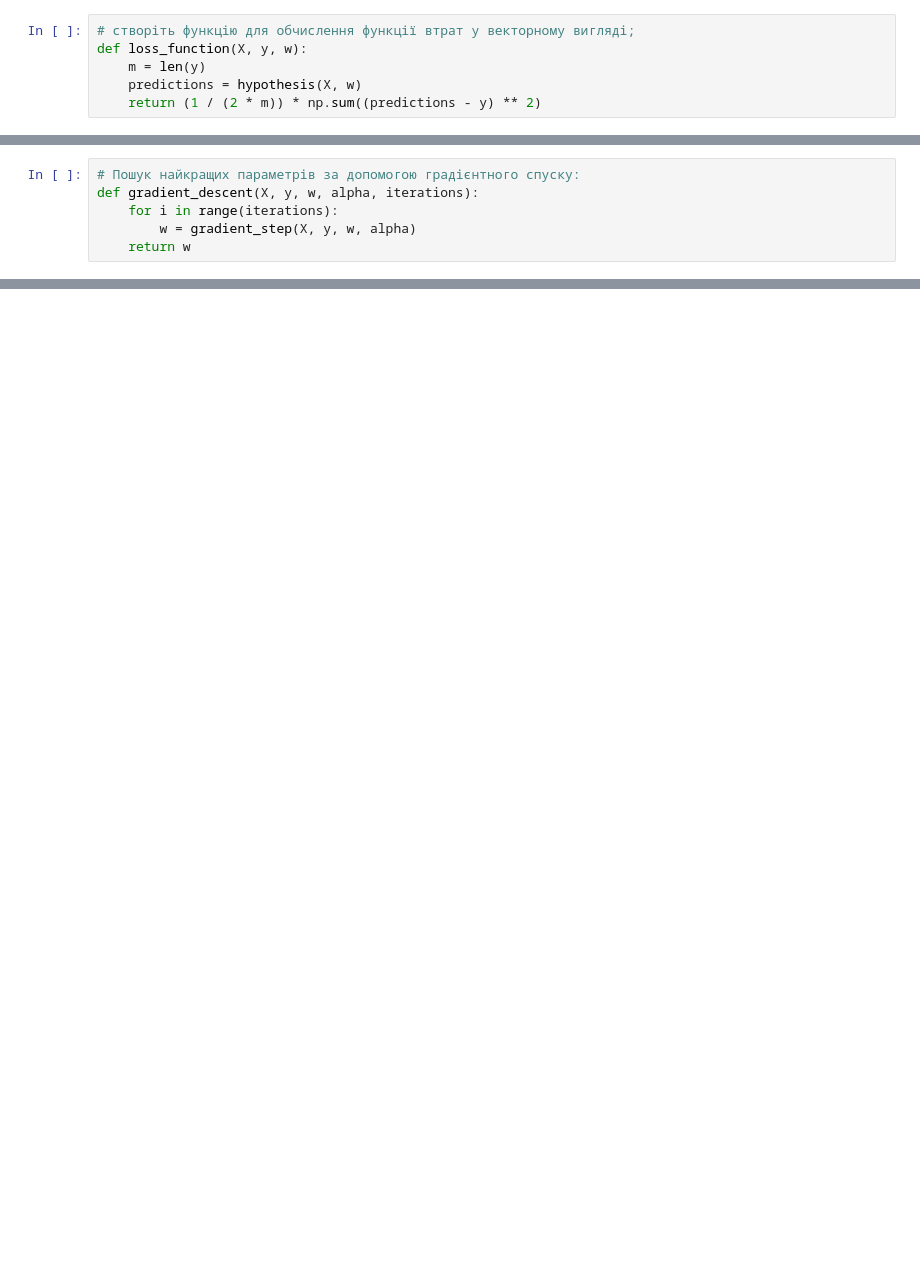
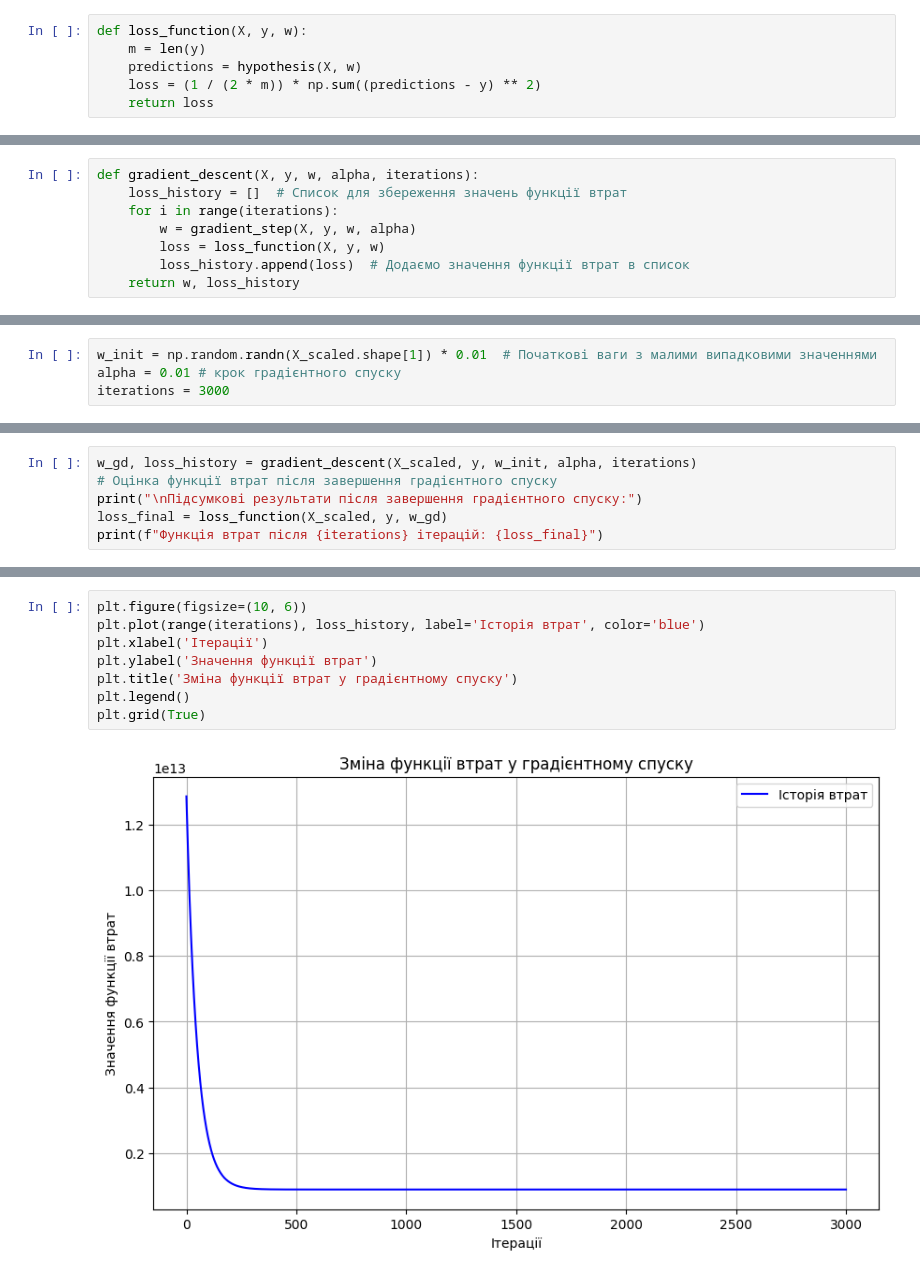
Before and after one commit to Asofof/goit-ds-hw-06, a Jupyter notebook: Hw_3.ipynb, the cells around one changed output, grey strips where cells are left out. Drawn from its saved outputs; the diff is of its cells as text; blank space fills up the shorter version.

```diff
--- a/Hw_3.ipynb
+++ b/Hw_3.ipynb
@@ -37,6 +56,6 @@ def hypothesis(X, w):
 # %%
-# створіть функцію для обчислення функції втрат у векторному вигляді;
 def loss_function(X, y, w):
     m = len(y)
     predictions = hypothesis(X, w)
-    return (1 / (2 * m)) * np.sum((predictions - y) ** 2)
+    loss = (1 / (2 * m)) * np.sum((predictions - y) ** 2)
+    return loss
@@ -52,6 +73,8 @@ def gradient_step(X, y, w, alpha):
 # %%
-# Пошук найкращих параметрів за допомогою градієнтного спуску:
 def gradient_descent(X, y, w, alpha, iterations):
+    loss_history = []  # Список для збереження значень функції втрат
     for i in range(iterations):
         w = gradient_step(X, y, w, alpha)
-    return w
+        loss = loss_function(X, y, w)
+        loss_history.append(loss)  # Додаємо значення функції втрат в список
+    return w, loss_history
@@ -67,0 +96,4 @@ def compare_with_sklearn(X, y):
+# %%
+w_init = np.random.randn(X_scaled.shape[1]) * 0.01  # Початкові ваги з малими випадковими значеннями
+alpha = 0.01 # крок градієнтного спуску
+iterations = 3000
@@ -67,0 +102,6 @@ def compare_with_sklearn(X, y):
+# %%
+w_gd, loss_history = gradient_descent(X_scaled, y, w_init, alpha, iterations)
+# Оцінка функції втрат після завершення градієнтного спуску
+print("\nПідсумкові результати після завершення градієнтного спуску:")
+loss_final = loss_function(X_scaled, y, w_gd)
+print(f"Функція втрат після {iterations} ітерацій: {loss_final}")
@@ -67,0 +141,10 @@ def compare_with_sklearn(X, y):
+# %%
+plt.figure(figsize=(10, 6))
+plt.plot(range(iterations), loss_history, label='Історія втрат', color='blue')
+plt.xlabel('Ітерації')
+plt.ylabel('Значення функції втрат')
+plt.title('Зміна функції втрат у градієнтному спуску')
+plt.legend()
+plt.grid(True)
+# %% [output]
+[figure, added]
```
Also changed, not shown: parts of 30 cells of this notebook.
